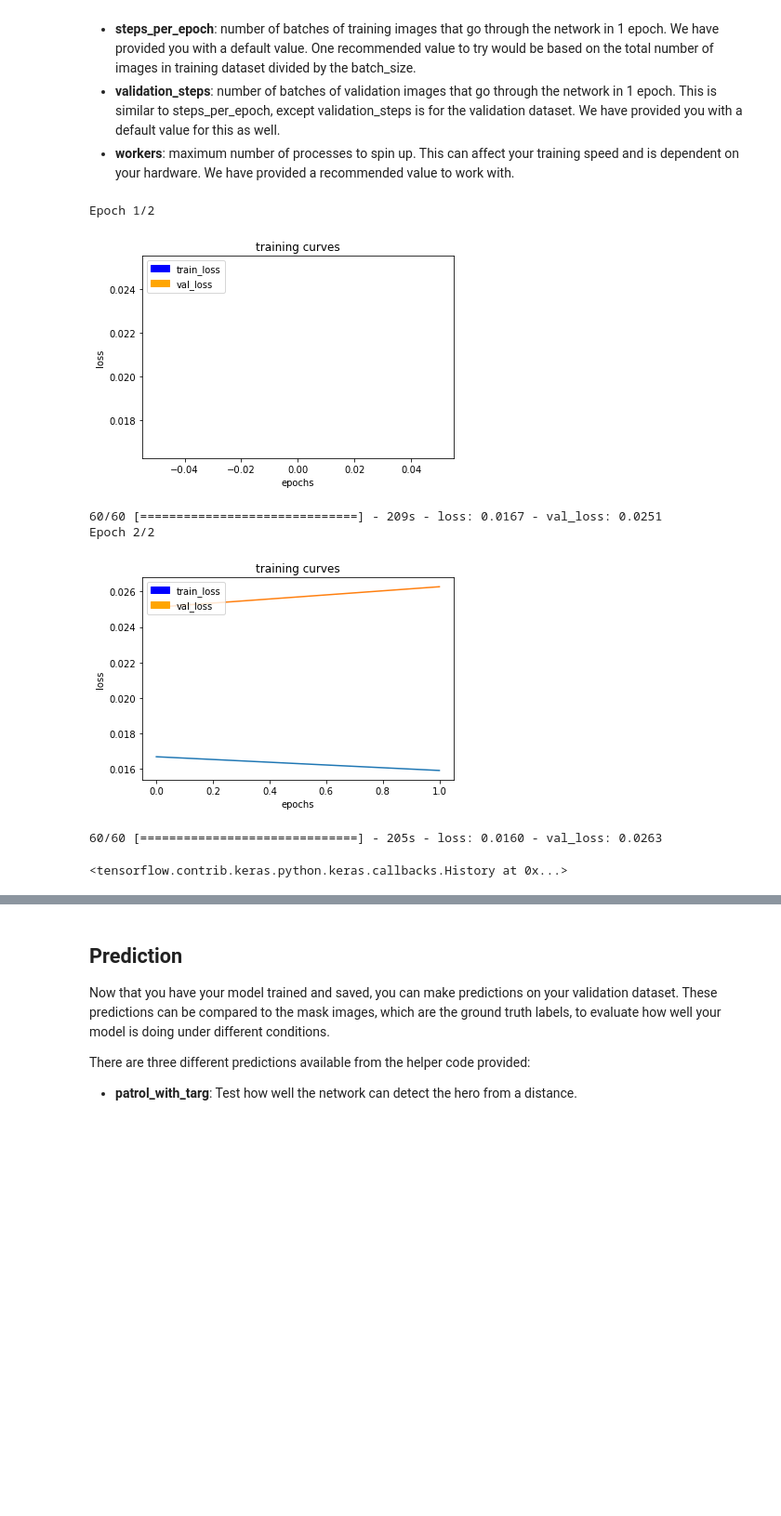
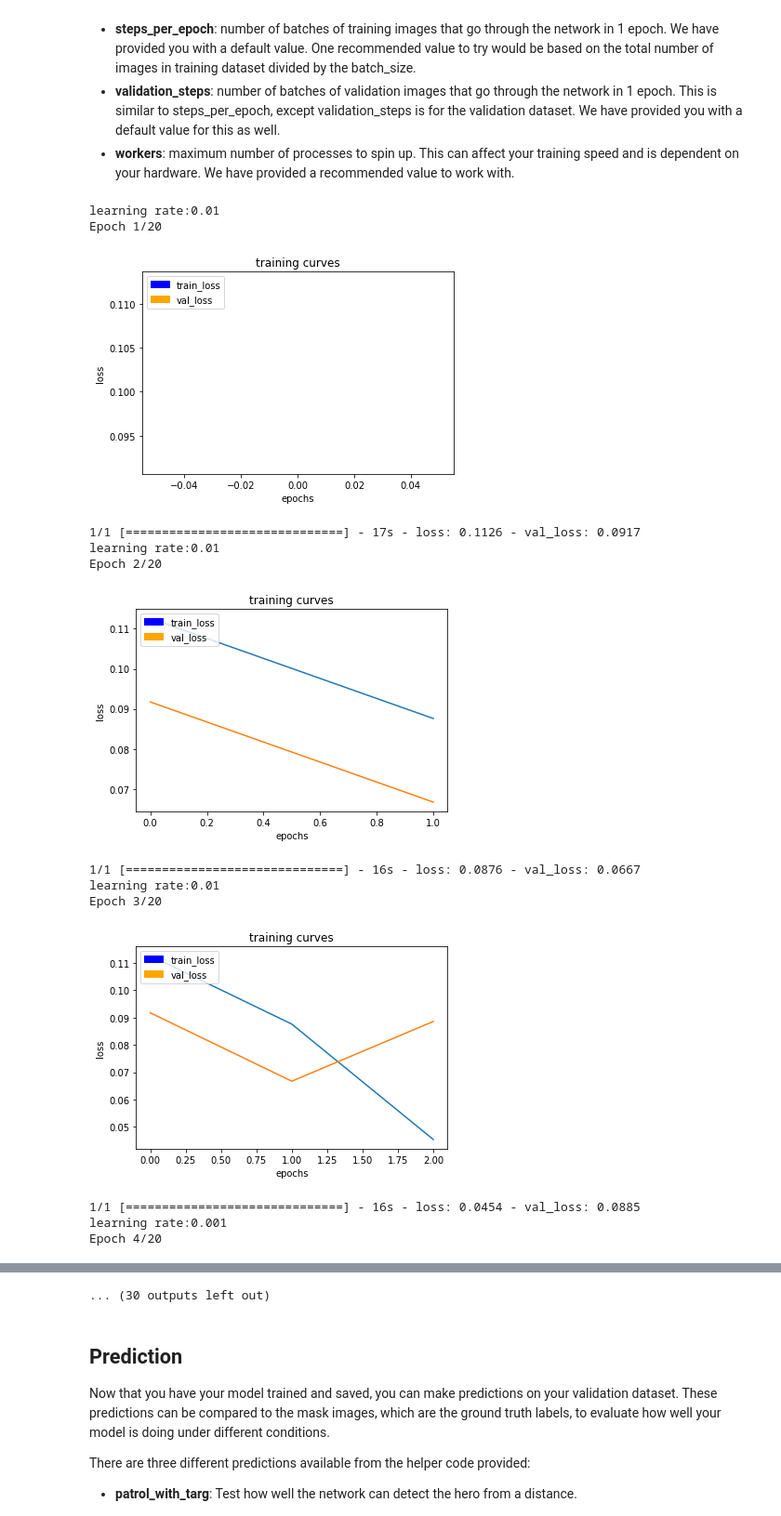
Before and after one commit to lwohlhart/RoboND-DeepLearning-Project, a Jupyter notebook: code/model_training.ipynb, the cells around one changed output, grey strips where cells are left out. Shown at 93% size. Drawn from its saved outputs; the diff is of its cells as text; code cells hidden in the pictures; blank space fills up the shorter version.

Commit message:
prepare model with learning rate schedule and checkpoint for aws training

```diff
--- a/code/model_training.ipynb
+++ b/code/model_training.ipynb
@@ -169,3 +163,19 @@ workers = 16
+# %%
+learning_rate = 0.001 # base learning rate ( 10x boosted at start, decaying after 10 epochs )
+batch_size = 32
+num_epochs = 20
+steps_per_epoch = 1
+validation_steps = 1
+workers = 2
+# %%
+def lr_schedule(epoch):
+    if epoch < 3:
+        lr = learning_rate * 10    # boost period
+    else:
+        lr = learning_rate * np.power(0.975, epoch-10)
+        lr = np.clip(lr, 1e-4, 1e-3)
+    print('learning rate:{}'.format(lr))
+    return lr
 # %%
 """
 DON'T MODIFY ANYTHING IN THIS CELL THAT IS BELOW THIS LINE
@@ -177,29 +188,43 @@ model.compile(optimizer=keras.optimizers.Adam(learning_rate), loss='categorical_
 # %%
 # Data iterators for loading the training and validation data
 train_iter = data_iterator.BatchIteratorSimple(batch_size=batch_size,
                                                data_folder=os.path.join('..', 'data', 'train'),
                                                image_shape=image_shape,
                                                shift_aug=True)
 
 val_iter = data_iterator.BatchIteratorSimple(batch_size=batch_size,
                                              data_folder=os.path.join('..', 'data', 'validation'),
                                              image_shape=image_shape)
 
 logger_cb = plotting_tools.LoggerPlotter()
-callbacks = [logger_cb]
+lr_schedule_cb = keras.callbacks.LearningRateScheduler(lr_schedule)
+
+model_cp_file = os.path.join('..', 'data', 'weights', 'model_checkpoint')
+model_cp_cb = keras.callbacks.ModelCheckpoint(model_cp_file, monitor='val_loss', verbose=0,
+                                                   save_best_only=False, save_weights_only=False,
+                                                   mode='auto', period=1)
+
+callbacks = [logger_cb, lr_schedule_cb, model_cp_cb]
 
 model.fit_generator(train_iter,
                     steps_per_epoch = steps_per_epoch, # the number of batches per epoch,
                     epochs = num_epochs, # the number of epochs to train for,
                     validation_data = val_iter, # validation iterator
                     validation_steps = validation_steps, # the number of batches to validate on
                     callbacks=callbacks,
                     workers = workers)
 # %% [output]
-Epoch 1/2
+learning rate:0.01
+Epoch 1/20
 [figure]
-60/60 [==============================] - 209s - loss: 0.0167 - val_loss: 0.0251
-Epoch 2/2
+1/1 [==============================] - 17s - loss: 0.1126 - val_loss: 0.0917
+learning rate:0.01
+Epoch 2/20
-[figure, old version]
+[figure, new version]
-60/60 [==============================] - 205s - loss: 0.0160 - val_loss: 0.0263
+1/1 [==============================] - 16s - loss: 0.0876 - val_loss: 0.0667
+learning rate:0.01
+Epoch 3/20
+[figure, added]
-<tensorflow.contrib.keras.python.keras.callbacks.History at 0x...>
+1/1 [==============================] - 16s - loss: 0.0454 - val_loss: 0.0885
+learning rate:0.001
+Epoch 4/20
@@ -206,2 +240,3 @@ Epoch 2/2
+... (30 outputs left out)
 # %%
 # Save your trained model weights
```
Also changed, not shown: parts of 15 cells of this notebook.
